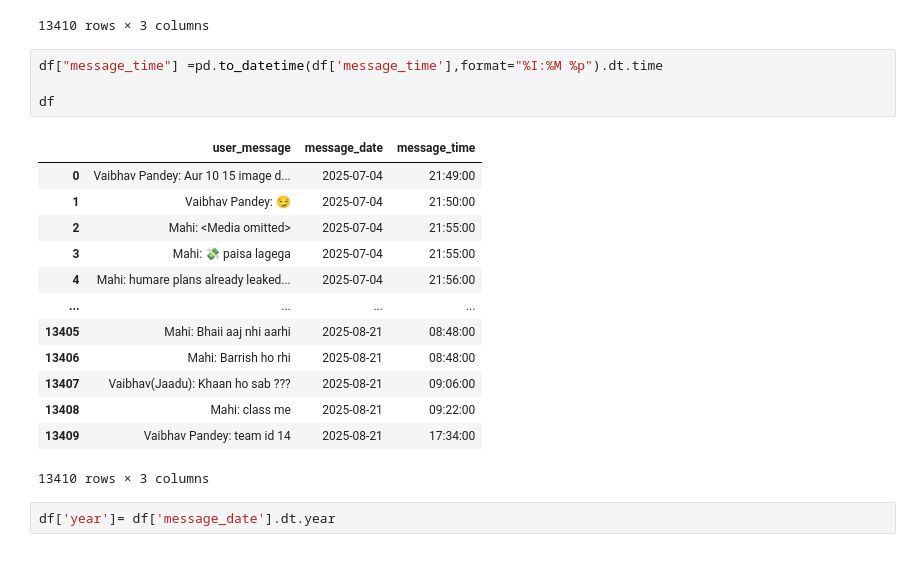
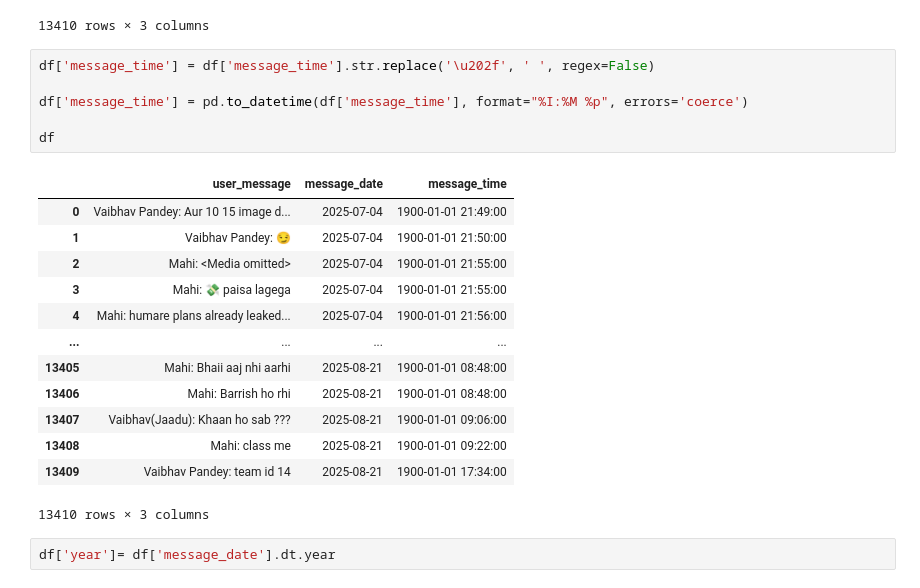
Before and after one commit to Mahitechlead/Chat_analyser, a Jupyter notebook: Whatsapp-chat-analyser.ipynb, the cells around one changed output. Saved outputs shown, nothing was run; the diff lists cells and outputs as text.

```diff
--- a/Whatsapp-chat-analyser.ipynb
+++ b/Whatsapp-chat-analyser.ipynb
@@ -125,22 +125,24 @@ df
 | 13409 | Vaibhav Pandey: team id 14 | 2025-08-21 | 5:34 pm |
 13410 rows × 3 columns
 # %%
-df["message_time"] =pd.to_datetime(df['message_time'],format="%I:%M %p").dt.time
+df['message_time'] = df['message_time'].str.replace('\u202f', ' ', regex=False)
+
+df['message_time'] = pd.to_datetime(df['message_time'], format="%I:%M %p", errors='coerce')
 
 df
 # %% [output]
 |  | user_message | message_date | message_time |
-| 0 | Vaibhav Pandey: Aur 10 15 image d... | 2025-07-04 | 21:49:00 |
-| 1 | Vaibhav Pandey: 😏 | 2025-07-04 | 21:50:00 |
-| 2 | Mahi: <Media omitted> | 2025-07-04 | 21:55:00 |
-| 3 | Mahi: 💸 paisa lagega | 2025-07-04 | 21:55:00 |
-| 4 | Mahi: humare plans already leaked... | 2025-07-04 | 21:56:00 |
+| 0 | Vaibhav Pandey: Aur 10 15 image d... | 2025-07-04 | 1900-01-01 21:49:00 |
+| 1 | Vaibhav Pandey: 😏 | 2025-07-04 | 1900-01-01 21:50:00 |
+| 2 | Mahi: <Media omitted> | 2025-07-04 | 1900-01-01 21:55:00 |
+| 3 | Mahi: 💸 paisa lagega | 2025-07-04 | 1900-01-01 21:55:00 |
+| 4 | Mahi: humare plans already leaked... | 2025-07-04 | 1900-01-01 21:56:00 |
 | ... | ... | ... | ... |
-| 13405 | Mahi: Bhaii aaj nhi aarhi | 2025-08-21 | 08:48:00 |
-| 13406 | Mahi: Barrish ho rhi | 2025-08-21 | 08:48:00 |
-| 13407 | Vaibhav(Jaadu): Khaan ho sab ??? | 2025-08-21 | 09:06:00 |
-| 13408 | Mahi: class me | 2025-08-21 | 09:22:00 |
-| 13409 | Vaibhav Pandey: team id 14 | 2025-08-21 | 17:34:00 |
+| 13405 | Mahi: Bhaii aaj nhi aarhi | 2025-08-21 | 1900-01-01 08:48:00 |
+| 13406 | Mahi: Barrish ho rhi | 2025-08-21 | 1900-01-01 08:48:00 |
+| 13407 | Vaibhav(Jaadu): Khaan ho sab ??? | 2025-08-21 | 1900-01-01 09:06:00 |
+| 13408 | Mahi: class me | 2025-08-21 | 1900-01-01 09:22:00 |
+| 13409 | Vaibhav Pandey: team id 14 | 2025-08-21 | 1900-01-01 17:34:00 |
 13410 rows × 3 columns
 # %%
 df['year']= df['message_date'].dt.year
```
Also changed, not shown: parts of 15 cells of this notebook, 3 other files.
